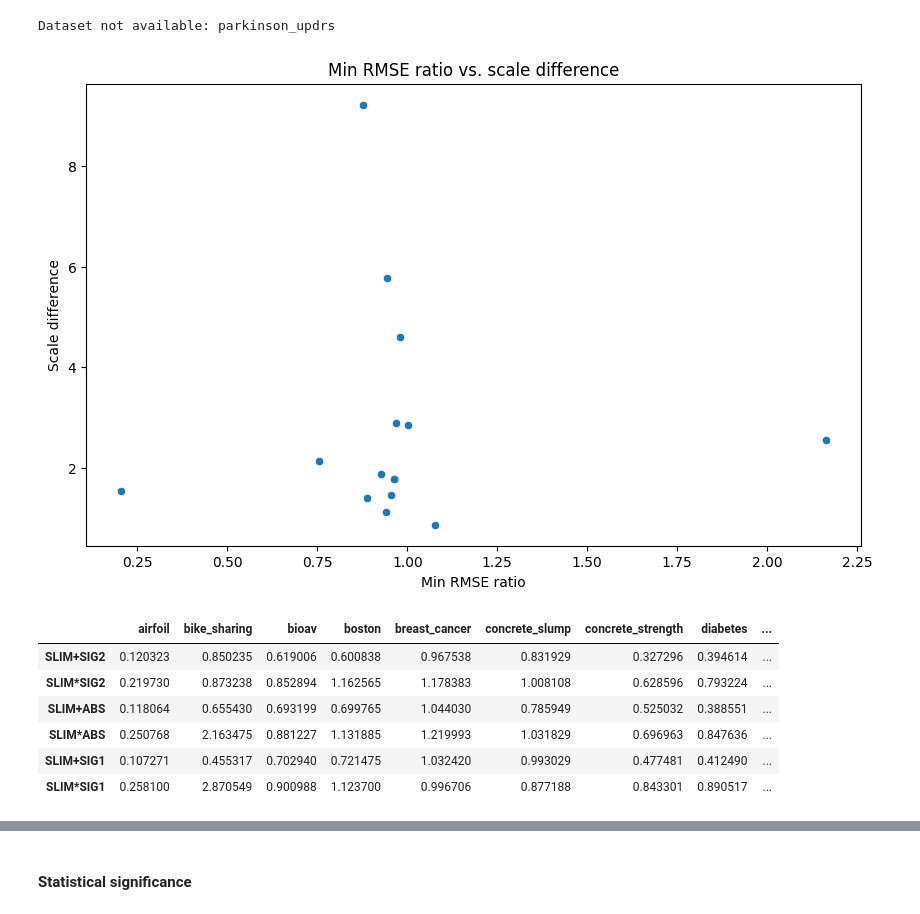
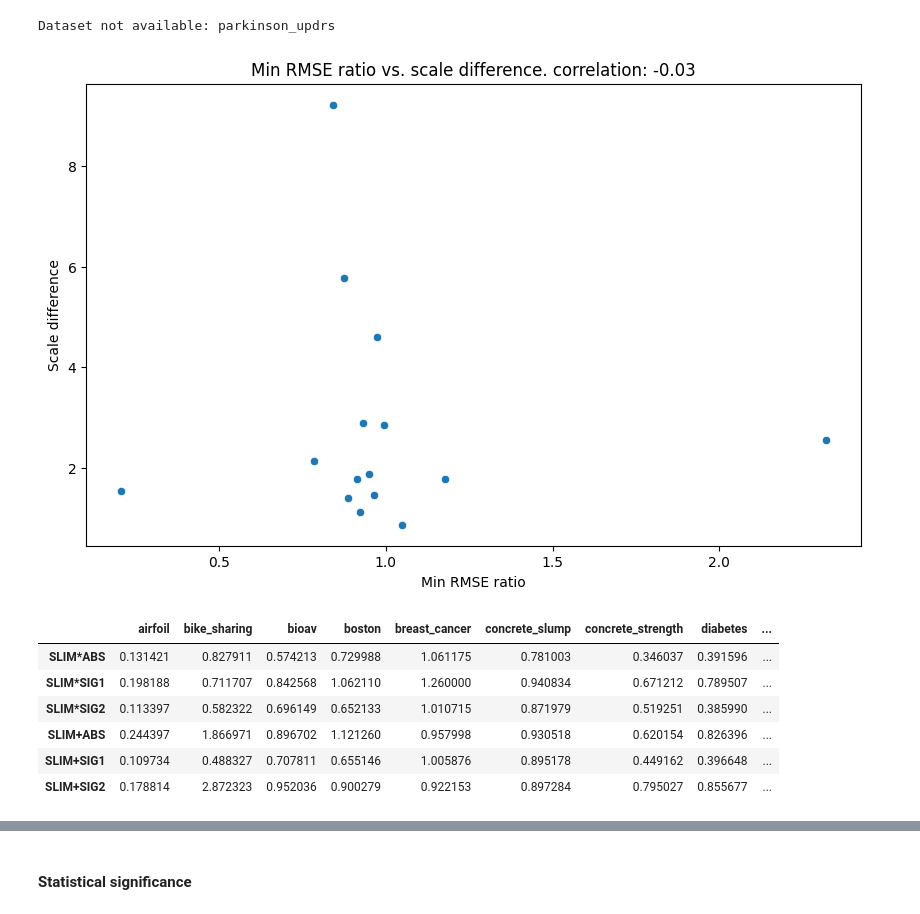
Before and after one commit to amarmate/SLIM-TEST-LITE, a Jupyter notebook: check_results.ipynb, the cells around one changed output, grey strips where cells are left out. Saved outputs shown, nothing was run; the diff lists cells and outputs as text; code cells hidden in the pictures.

```diff
--- a/check_results.ipynb
+++ b/check_results.ipynb
@@ -18,25 +18,25 @@ for file in os.listdir('results/slim'):
         dataset_names.append(dataset_name)
 
 for dataset in dataset_names:
-    #dict_params = {}
-    dict_results = {}
+    dict_params = {}
+    # dict_results = {}
 
     for suffix in ['MUL_ABS', 'MUL_SIG1', 'MUL_SIG2', 'SUM_ABS', 'SUM_SIG1', 'SUM_SIG2']:
-        #params = pickle.load(open(f'params/{dataset}_SLIM_{suffix}_scaled_strucmut_new_m1.pkl', 'rb'))
-        #dict_params.update(params)
-        results = pickle.load(open(f'results/slim/{dataset}_SLIM_{suffix}_scaled_strucmut_new_m3.pkl', 'rb'))
-        for k, v in results.items():
-            if k not in dict_results:
-                dict_results[k] = {}
-            dict_results[k].update(v)
+        params = pickle.load(open(f'params/{dataset}_SLIM_{suffix}_scaled_new.pkl', 'rb'))
+        dict_params.update(params)
+        # results = pickle.load(open(f'results/slim/{dataset}_SLIM_{suffix}_scaled_strucmut_new_m3.pkl', 'rb'))
+        # for k, v in results.items():
+        #     if k not in dict_results:
+        #         dict_results[k] = {}
+        #     dict_results[k].update(v)
 
         # Delete the loaded pickle files
-        #os.remove(f'params/{dataset}_SLIM_{suffix}_scaled_strucmut_new_m1.pkl')
-        os.remove(f'results/slim/{dataset}_SLIM_{suffix}_scaled_strucmut_new_m3.pkl')
+        os.remove(f'params/{dataset}_SLIM_{suffix}_scaled_new.pkl')
+        # os.remove(f'results/slim/{dataset}_SLIM_{suffix}_scaled_strucmut_new_m3.pkl')
 
     # Dump the results
-    # pickle.dump(dict_params, open(f'params/{dataset}_scaled_strucmut_new_m1.pkl', 'wb'))
-    pickle.dump(dict_results, open(f'results/slim/{dataset}_scaled_strucmut_new_m3.pkl', 'wb'))
+    pickle.dump(dict_params, open(f'params/{dataset}_scaled_new_m3.pkl', 'wb'))
+    # pickle.dump(dict_results, open(f'results/slim/{dataset}_scaled_strucmut_new_m3.pkl', 'wb'))
 # %% [markdown]
 #### Found
 - Ms upper of 0
@@ -329,7 +329,7 @@ for file in os.listdir('results/slim'):
 
 for dataset in dataset_names:
     try:
-        with open('results/slim/'+dataset+'_scaled.pkl', 'rb') as f:
+        with open('results/slim/'+dataset+'_scaled_new_m3.pkl', 'rb') as f:
             results_scaled = pickle.load(f)
 
         with open('results/slim/'+dataset+'.pkl', 'rb') as f:
@@ -369,23 +369,23 @@ Dataset not available: parkinson_updrs
 # %%
 # Scatter plot of the ratio of scaled to unscaled RMSE
 plt.figure(figsize=(10, 6))
 sns.scatterplot(data=df_mins, x='Min ratio', y='Scale diff')
 plt.ylabel('Scale difference')
 plt.xlabel('Min RMSE ratio')
-plt.title('Min RMSE ratio vs. scale difference')
+plt.title(f'Min RMSE ratio vs. scale difference. correlation: {df_mins.corr().iloc[0, 1]:.2f}')
 plt.show()
 # %% [output]
-[figure, old version]
+[figure, new version]
 # %%
 df_ratio
 # %% [output]
 |  | airfoil | bike_sharing | bioav | boston | breast_cancer | concrete_slump | concrete_strength | diabetes | ... |
-| SLIM+SIG2 | 0.120323 | 0.850235 | 0.619006 | 0.600838 | 0.967538 | 0.831929 | 0.327296 | 0.394614 | ... |
-| SLIM*SIG2 | 0.219730 | 0.873238 | 0.852894 | 1.162565 | 1.178383 | 1.008108 | 0.628596 | 0.793224 | ... |
-| SLIM+ABS | 0.118064 | 0.655430 | 0.693199 | 0.699765 | 1.044030 | 0.785949 | 0.525032 | 0.388551 | ... |
-| SLIM*ABS | 0.250768 | 2.163475 | 0.881227 | 1.131885 | 1.219993 | 1.031829 | 0.696963 | 0.847636 | ... |
-| SLIM+SIG1 | 0.107271 | 0.455317 | 0.702940 | 0.721475 | 1.032420 | 0.993029 | 0.477481 | 0.412490 | ... |
-| SLIM*SIG1 | 0.258100 | 2.870549 | 0.900988 | 1.123700 | 0.996706 | 0.877188 | 0.843301 | 0.890517 | ... |
+| SLIM*ABS | 0.131421 | 0.827911 | 0.574213 | 0.729988 | 1.061175 | 0.781003 | 0.346037 | 0.391596 | ... |
+| SLIM*SIG1 | 0.198188 | 0.711707 | 0.842568 | 1.062110 | 1.260000 | 0.940834 | 0.671212 | 0.789507 | ... |
+| SLIM*SIG2 | 0.113397 | 0.582322 | 0.696149 | 0.652133 | 1.010715 | 0.871979 | 0.519251 | 0.385990 | ... |
+| SLIM+ABS | 0.244397 | 1.866971 | 0.896702 | 1.121260 | 0.957998 | 0.930518 | 0.620154 | 0.826396 | ... |
+| SLIM+SIG1 | 0.109734 | 0.488327 | 0.707811 | 0.655146 | 1.005876 | 0.895178 | 0.449162 | 0.396648 | ... |
+| SLIM+SIG2 | 0.178814 | 2.872323 | 0.952036 | 0.900279 | 0.922153 | 0.897284 | 0.795027 | 0.855677 | ... |
 # %%
 df_mins
 # %% [output]
```
Also changed, not shown: parts of 5 cells of this notebook, 14 other files.
